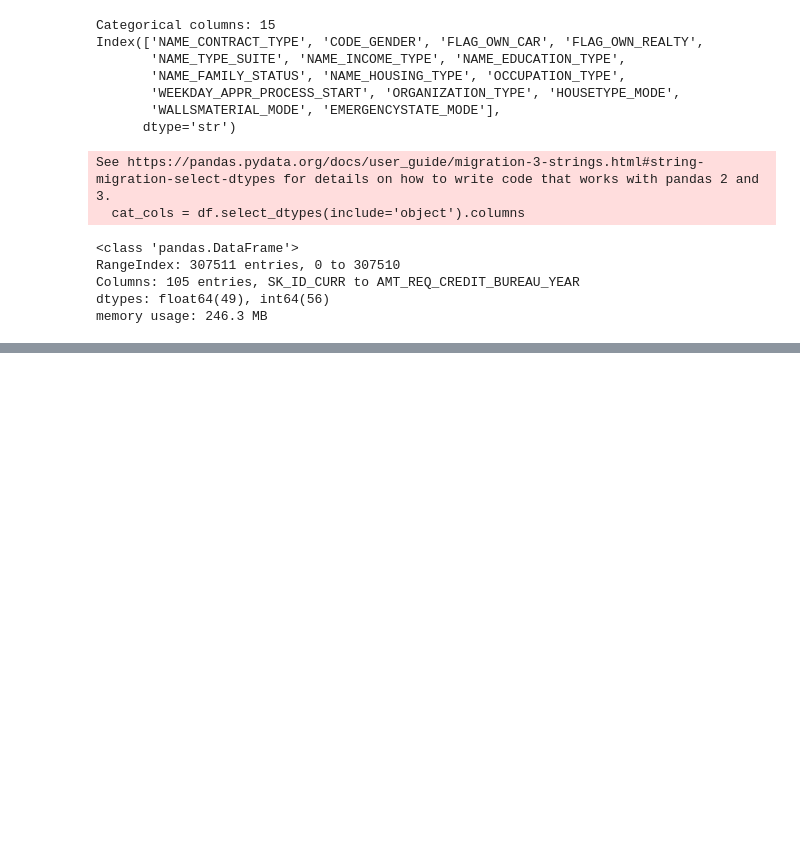
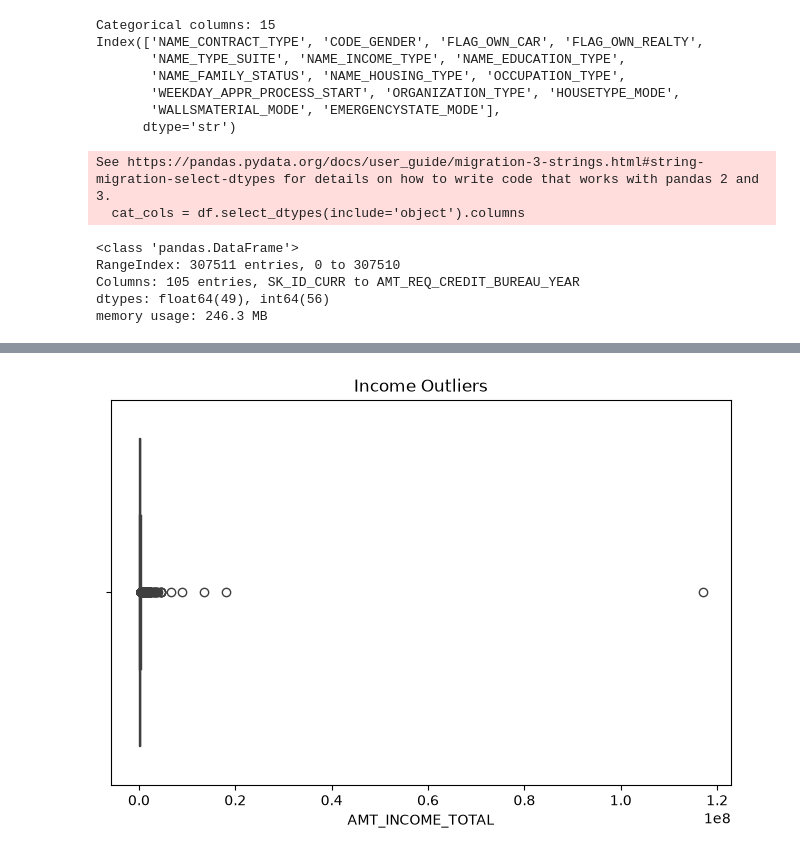
Before and after one commit to satyashry/Home-Loan-Default-Risk-Management, a Jupyter notebook: notebook/home_loan_def.ipynb, the cells around one changed output, grey strips where cells are left out. Cells and saved outputs as stored; diff of their text form; code cells hidden in the pictures; blank space fills up the shorter version.

```diff
--- a/notebook/home_loan_def.ipynb
+++ b/notebook/home_loan_def.ipynb
@@ -323,0 +374,7 @@ df.to_csv("../data/y", index=False)
+# %%
+plt.figure(figsize=(8,5))
+sns.boxplot(x=df['AMT_INCOME_TOTAL'])
+plt.title('Income Outliers')
+plt.show()
+# %% [output]
+[figure, added]
```
Also changed, not shown: parts of 28 cells of this notebook.
